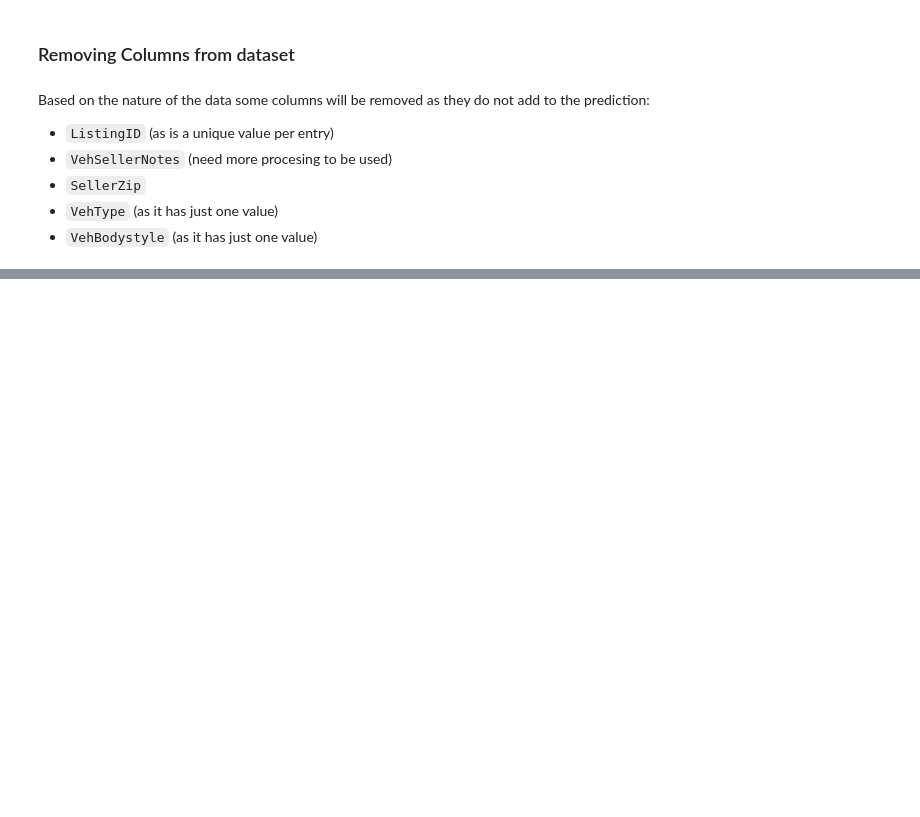
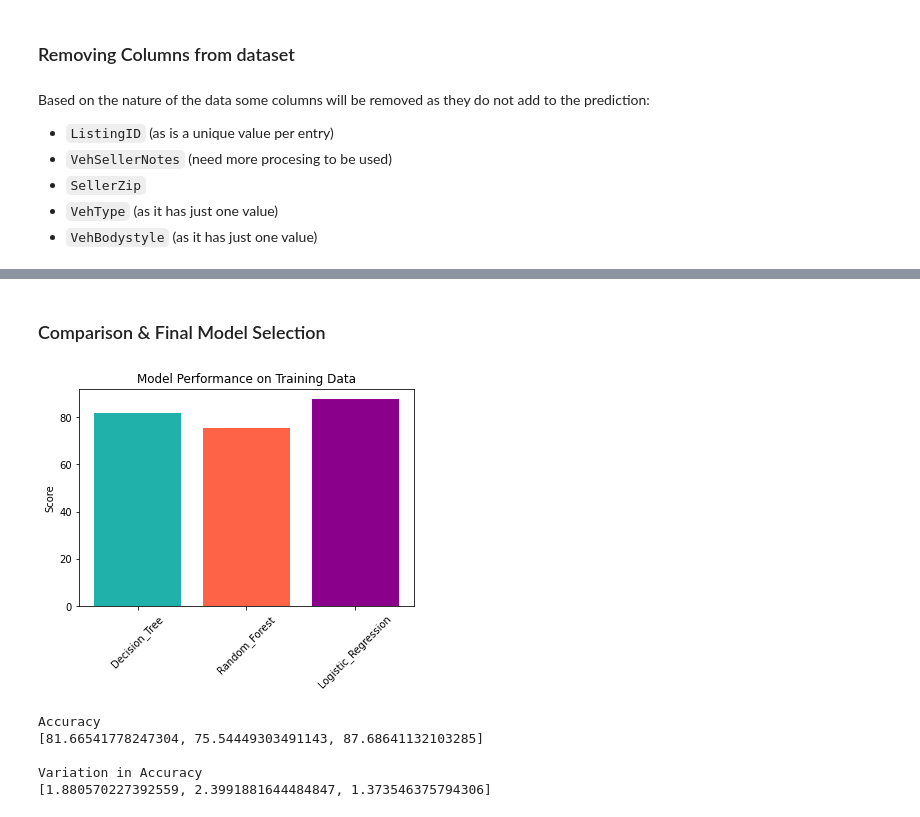
Before and after one commit to rodolfolermacontreras/Boeing_Assignment_2, a Jupyter notebook: Boeing_Assignment.ipynb, the cells around one changed output, grey strips where cells are left out. Drawn from its saved outputs; the diff is of its cells as text; code cells hidden in the pictures; blank space fills up the shorter version.

```diff
--- a/Boeing_Assignment.ipynb
+++ b/Boeing_Assignment.ipynb
@@ -289,0 +723,20 @@ test_columns_updated = test_data.columns.to_list()
+# %%
+n_estimators_options = [10,20,30,40,50,60,70,80,90,100]
+
+rf_grid = {'criterion': model_criterion,
+           'n_estimators':n_estimators_options,
+           'max_depth': max_depth_options,
+           'min_samples_split':min_sample_options,
+           'min_samples_leaf':min_samples_leaf_options}
+
+rf_base = RandomForestClassifier()
+
+random_forest_hyper = RandomizedSearchCV(estimator = rf_base, param_distributions = rf_grid,
+                               n_iter = 200, cv = 3, verbose = 2, random_state = 42,
+                               n_jobs = -1)
+
+# Fit the random search model
+random_forest_hyper.fit(X_train_2, y_train_2)
+
+y = random_forest_hyper.best_params_
+y
@@ -289,0 +783,45 @@ test_columns_updated = test_data.columns.to_list()
+# %% [markdown]
+### Comparison & Final Model Selection
+# %%
+from sklearn.metrics import accuracy_score, confusion_matrix, classification_report, roc_curve
+from sklearn.model_selection import StratifiedKFold, cross_val_score, cross_val_predict, KFold
+
+#Classifiers
+dt = DecisionTreeClassifier(criterion=x['criterion'], max_depth = x['max_depth'], min_samples_split = x['min_samples_split'], min_samples_leaf = x['min_samples_leaf'])
+rf = RandomForestClassifier(n_estimators = y['n_estimators'], criterion = y['criterion'], max_depth = y['max_depth'], min_samples_split = y['min_samples_split'], min_samples_leaf = y['min_samples_leaf'])
+lr = LogisticRegression(solver = z['solver'], penalty = z['penalty'], multi_class = z['multi_class'], max_iter = z['max_iter'])
+
+#List for Classifiers and Names
+header = ["Decision_Tree","Random_Forest", "Logistic_Regression"]
+V = [dt, rf, lr]
+
+skf = StratifiedKFold(n_splits=10)
+summary_accuracy = []
+variation_accuracy = []
+for i in V:
+    results = cross_val_score(i, X_train_2, y_train_2, cv=skf)
+    accuracy = results.mean()*100.0
+    variation = results.std()*100.0
+    summary_accuracy.append(accuracy)
+    variation_accuracy.append(variation)
+
+colors = ['lightseagreen', 'tomato', 'darkmagenta']
+plt.bar(header, summary_accuracy, color=colors)
+plt.xticks(rotation=45)
+plt.title('Model Performance on Training Data')
+plt.ylabel("Score")
+plt.show()
+# %% [output]
+[figure, added]
+# %%
+print('Accuracy')
+print(summary_accuracy)
+print('')
+print('Variation in Accuracy')
+print(variation_accuracy)
+# %% [output]
+Accuracy
+[81.66541778247304, 75.54449303491143, 87.68641132103285]
+
+Variation in Accuracy
+[1.880570227392559, 2.3991881644484847, 1.373546375794306]
```
Also changed, not shown: parts of 78 cells of this notebook.
